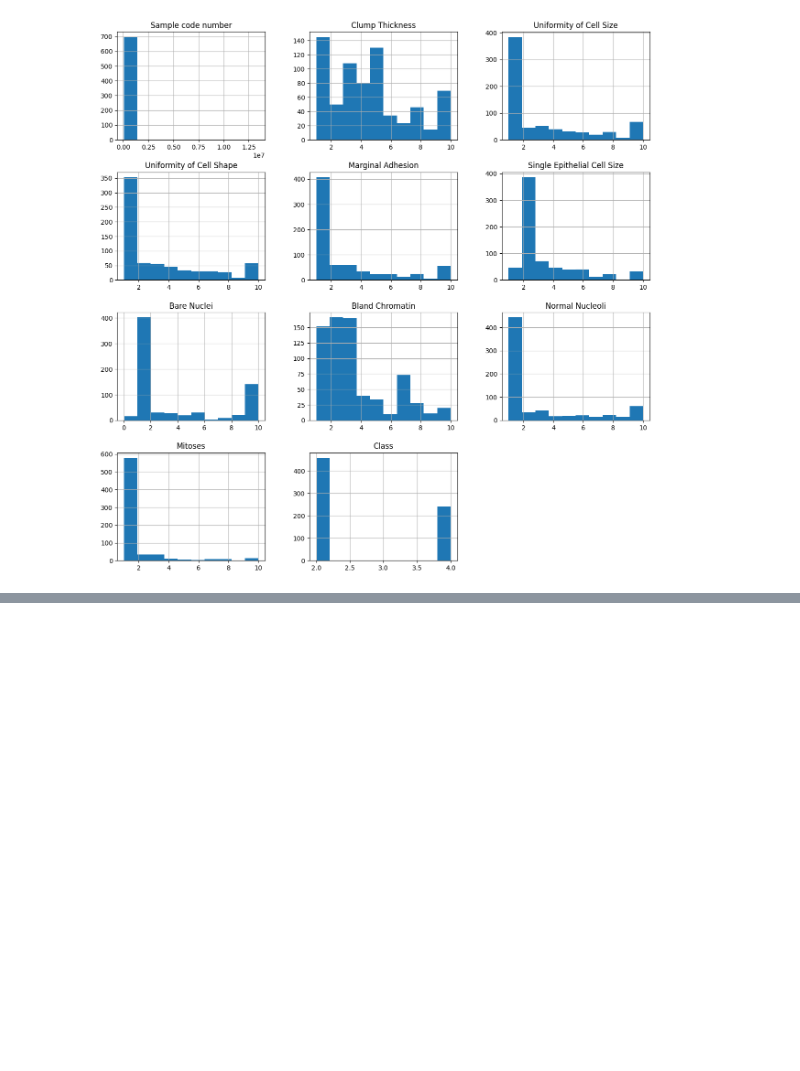
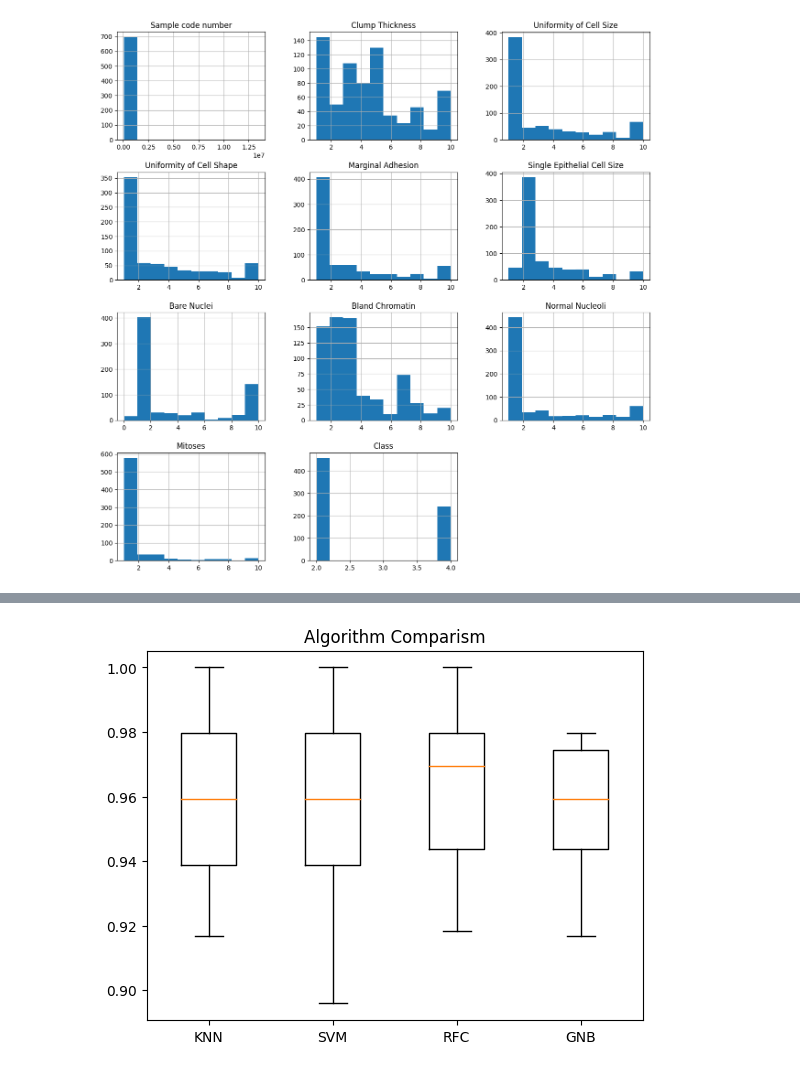
Before and after one commit to iitimii/AI-ML-Learning-Path, a Jupyter notebook: comparing_different_algorithms/main.ipynb, the cells around one changed output, grey strips where cells are left out. Drawn from its saved outputs; the diff is of its cells as text; code cells hidden in the pictures; blank space fills up the shorter version.

```diff
--- a/comparing_different_algorithms/main.ipynb
+++ b/comparing_different_algorithms/main.ipynb
@@ -83,0 +97,6 @@ plt.show()
+# %%
+X = df[[col for col in df.columns.to_list() if col not in ['Class', 'Sample code number']]]
+y = df['Class']
+# %%
+from sklearn.model_selection import train_test_split, cross_val_score, KFold
+X_train, X_test, y_train, y_test = train_test_split(X, y, test_size=0.3)
@@ -83,0 +115,18 @@ plt.show()
+# %%
+models = []
+models.append(('KNN', KNeighborsClassifier()))
+models.append(('SVM', SVC()))
+models.append(('RFC', RandomForestClassifier()))
+models.append(('GNB', GaussianNB()))
+# %%
+results = []
+names = []
+
+for name, model in models:
+    kfold = KFold(10)
+    cv_results = cross_val_score(model, X_train, y_train, cv=kfold, scoring='accuracy')
+    print(cv_results)
+    results.append(cv_results)
+    names.append(name)
+    msg = f'{name} {cv_results.mean()} {cv_results.std()} \n \n'
+    print(msg)
@@ -83,0 +152,11 @@ plt.show()
+# %%
+# fig = plt.figure()
+# fig.suptitle('Comparism')
+# ax = fig.a
+
+plt.boxplot(results)
+plt.title('Algorithm Comparism')
+plt.xticks([1,2,3,4],labels=names)
+plt.show()
+# %% [output]
+[figure, added]
```
Also changed, not shown: parts of 6 cells of this notebook.
